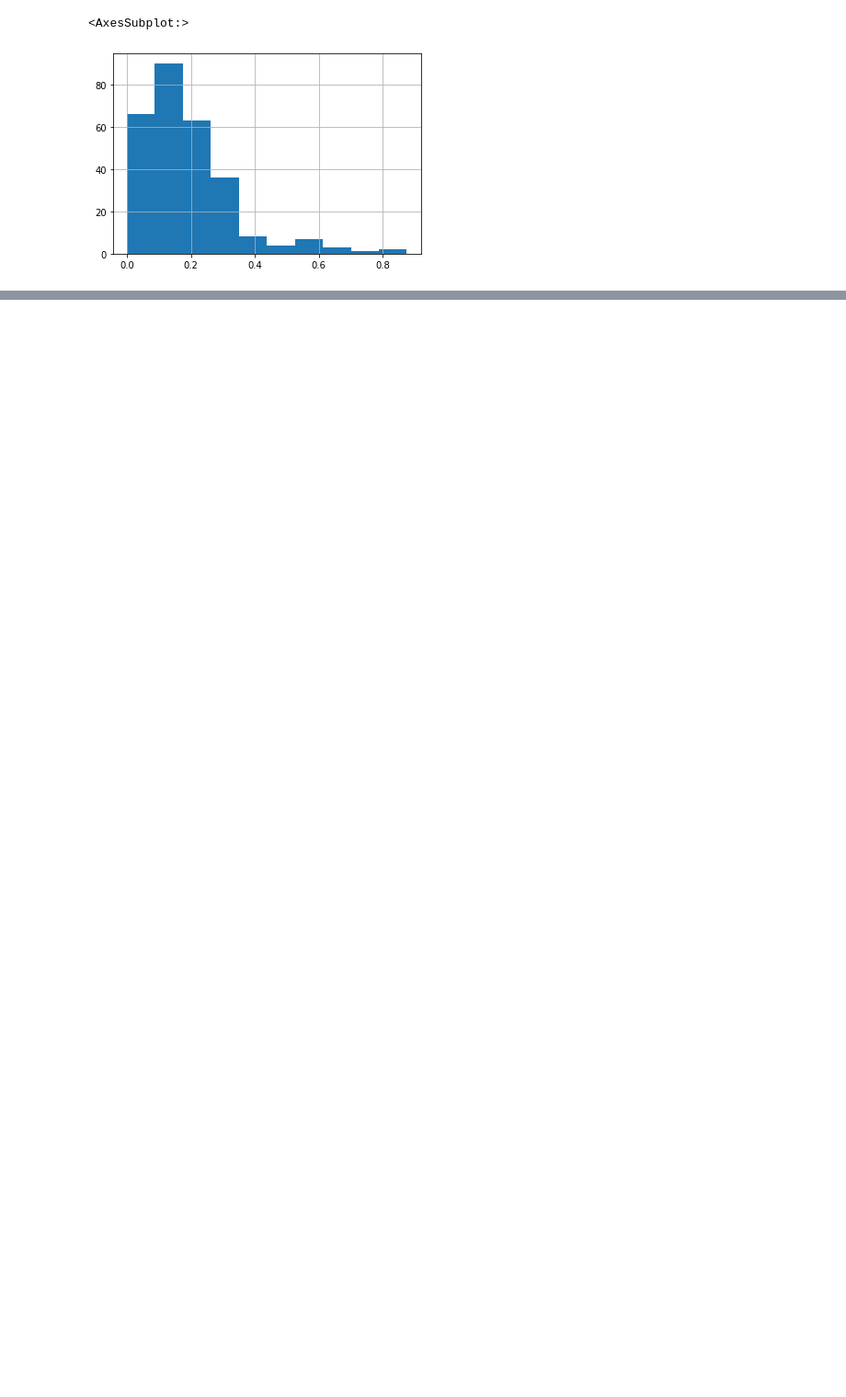
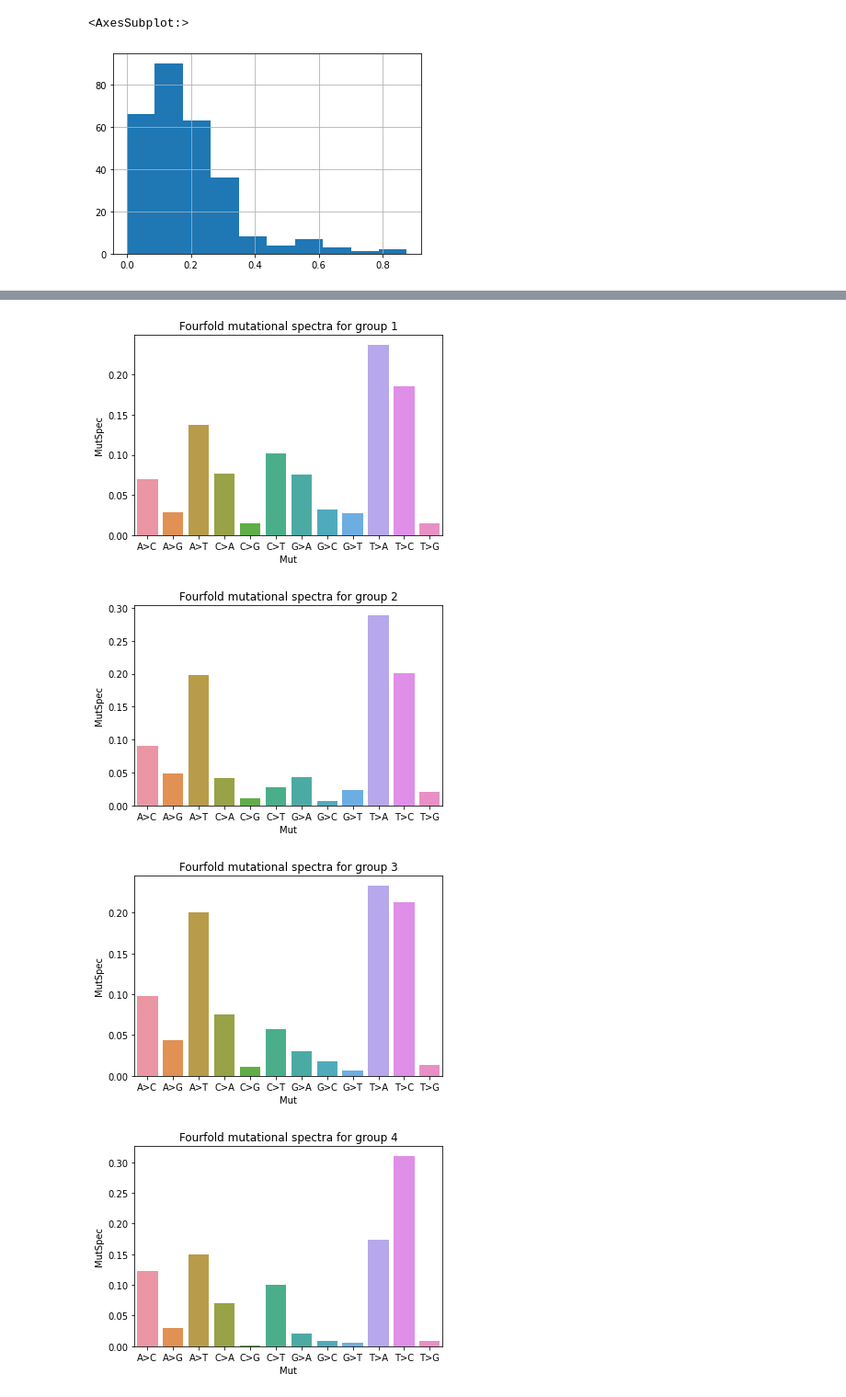
Before and after one commit to kpotoh/birds, a Jupyter notebook: nb/mut_extraction_nematoda.ipynb, the cells around one changed output, grey strips where cells are left out. Shown at 92% size. Cells and saved outputs as stored; diff of their text form; code cells hidden in the pictures; blank space fills up the shorter version.

Commit message:
group mutspec calculated

```diff
--- a/nb/mut_extraction_nematoda.ipynb
+++ b/nb/mut_extraction_nematoda.ipynb
@@ -167,0 +281,2 @@ edge_mutspec_ff[edge_mutspec_ff.Mut == "A>G"]["MutSpec"].hist()
+# %%
+gr_mutspec_ff = get_joined_mutspec(edge_mutspec_ff, groups)
@@ -167,0 +301,9 @@ edge_mutspec_ff[edge_mutspec_ff.Mut == "A>G"]["MutSpec"].hist()
+# %%
+mean_mutspec_all = edge_mutspec_all.groupby("Mut").MutSpec.mean().sort_index()
+print("All")
+print("Group\tSimilarity to mean tree MutSpec")
+for gr_num in gr_mutspec_all:
+    ms = gr_mutspec_all[gr_num].sort_values("Mut").MutSpec
+    if len(ms) == 12:
+        sim = 1 - spatial.distance.cosine(ms, mean_mutspec_all)
+        print(f"{gr_num}\t{sim:.2f}")
@@ -167,0 +327,9 @@ edge_mutspec_ff[edge_mutspec_ff.Mut == "A>G"]["MutSpec"].hist()
+# %%
+mean_mutspec_syn = edge_mutspec_syn.groupby("Mut").MutSpec.mean().sort_index()
+print("Syn")
+print("Group\tSimilarity to mean tree MutSpec")
+for gr_num in gr_mutspec_syn:
+    ms = gr_mutspec_syn[gr_num].sort_values("Mut").MutSpec
+    if len(ms) == 12:
+        sim = 1 - spatial.distance.cosine(ms, mean_mutspec_syn)
+        print(f"{gr_num}\t{sim:.2f}")
@@ -167,0 +352,9 @@ edge_mutspec_ff[edge_mutspec_ff.Mut == "A>G"]["MutSpec"].hist()
+# %%
+mean_mutspec_ff = edge_mutspec_ff.groupby("Mut").MutSpec.mean().sort_index()
+print("Fourfold")
+print("Group\tSimilarity to mean tree MutSpec")
+for gr_num in gr_mutspec_ff:
+    ms = gr_mutspec_ff[gr_num].sort_values("Mut").MutSpec
+    if len(ms) == 12:
+        sim = 1 - spatial.distance.cosine(ms, mean_mutspec_ff)
+        print(f"{gr_num}\t{sim:.2f}")
@@ -167,0 +377,11 @@ edge_mutspec_ff[edge_mutspec_ff.Mut == "A>G"]["MutSpec"].hist()
+# %%
+for gr_num in gr_mutspec_ff:
+    ms = gr_mutspec_ff[gr_num]
+    sns.barplot(x="Mut", y="MutSpec", data=ms, order=sorted(edge_mutspec_all.Mut.unique()));
+    plt.title(f"Fourfold mutational spectra for group {gr_num}")
+    plt.show()
+# %% [output]
+[figure, added]
+[figure, added]
+[figure, added]
+[figure, added]
```
Also changed, not shown: parts of 14 cells of this notebook, 3 other files.
